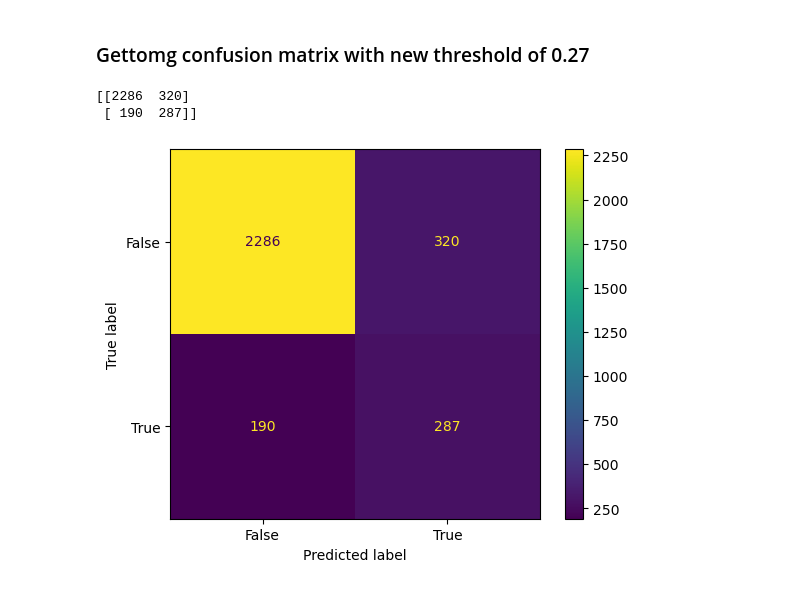
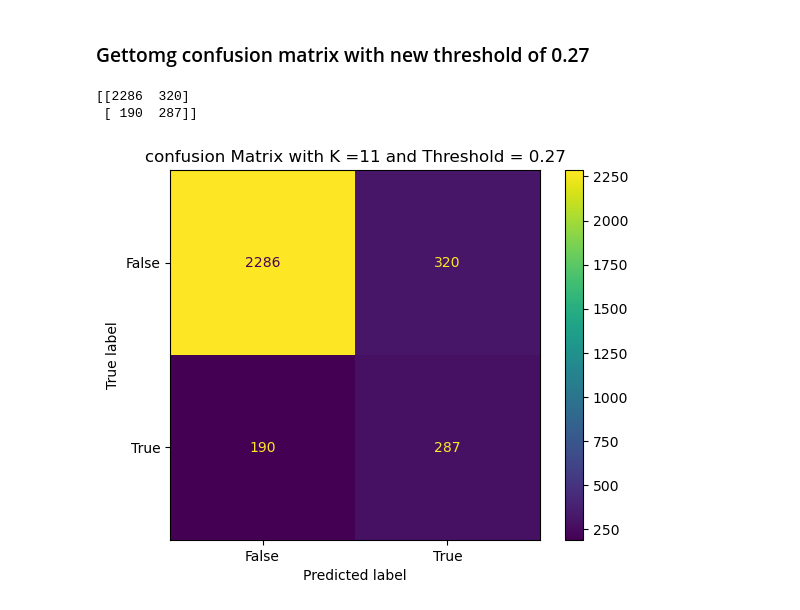
Before and after one commit to er-robins/Online_shoppers_Purchasing_Intentions, a Jupyter notebook: Online_shoppers_purchasing_intentions.ipynb, the cells around one changed output. Cells and saved outputs as stored; diff of their text form; code cells hidden in the pictures.

```diff
--- a/Online_shoppers_purchasing_intentions.ipynb
+++ b/Online_shoppers_purchasing_intentions.ipynb
@@ -261,14 +273,15 @@ plt.grid()
 # %%
 optimized_threshold = 0.27
 optimized_shopping_preds = np.where(shopping_preds_proba[:,1] >= optimized_threshold, True, False)
 
 optimized_shopping_confusion_mat = ''
 optimized_shopping_confusion_mat = confusion_matrix(y_test, optimized_shopping_preds, labels=[False, True])
 print (optimized_shopping_confusion_mat)
 disp = ConfusionMatrixDisplay(optimized_shopping_confusion_mat, display_labels=[False, True])
 disp.plot()
+plt.title('confusion Matrix with K =11 and Threshold = 0.27')
 plt.show()
 # %% [output]
 [[2286  320]
  [ 190  287]]
-[figure, old version]
+[figure, new version]
```
Also changed, not shown: parts of 15 cells of this notebook.
